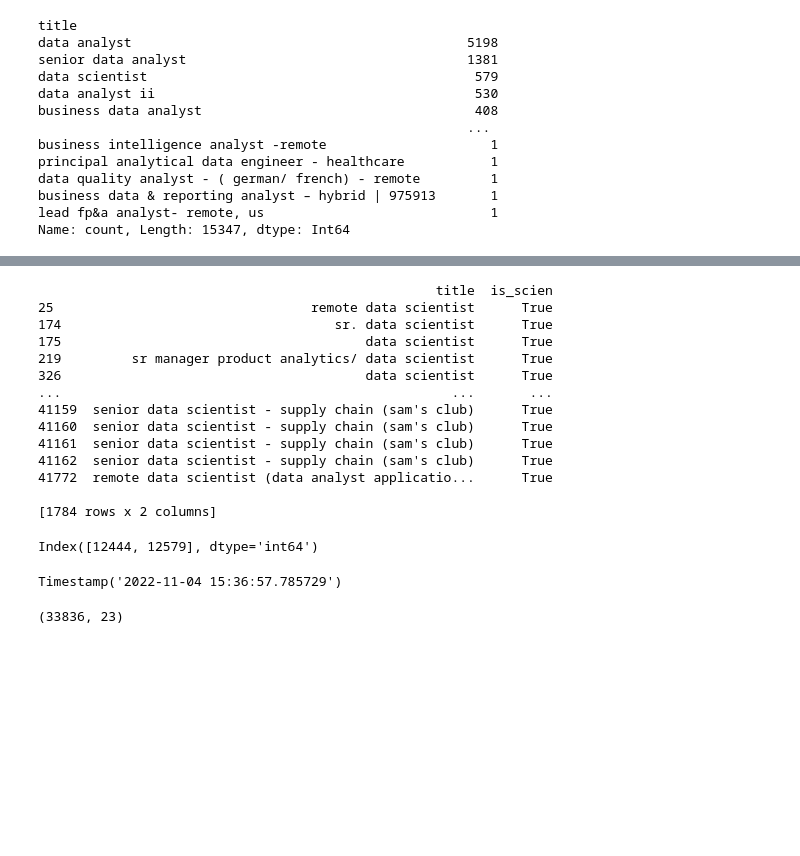
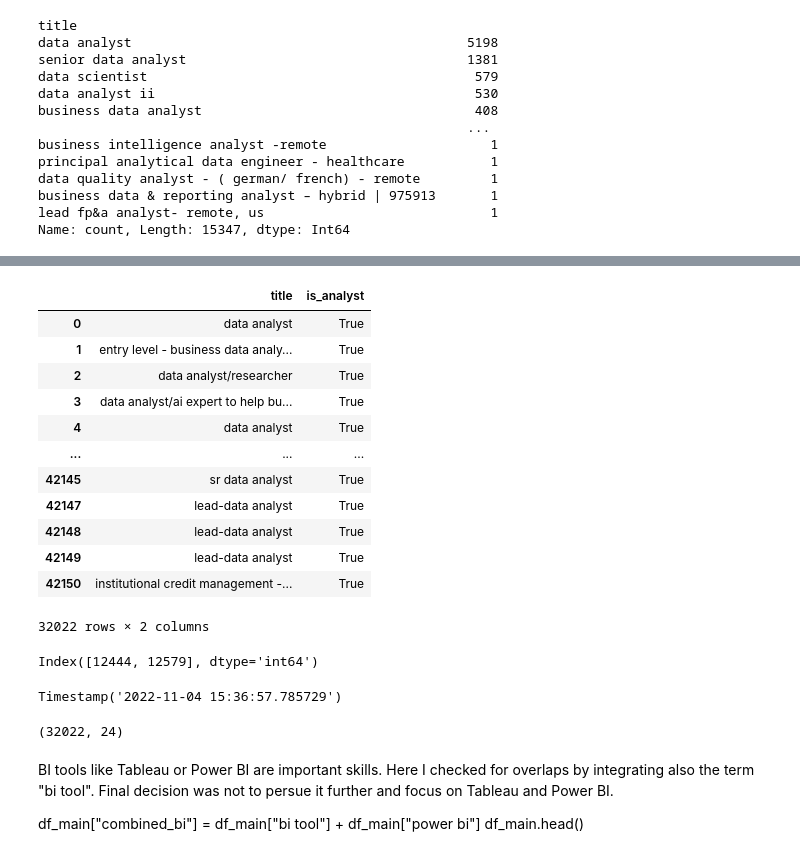
Before and after one commit to KristinaGol/Capstone-Project-DataCVPro, a Jupyter notebook: jobs1.ipynb, the cells around one changed output, grey strips where cells are left out. Drawn from its saved outputs; the diff is of its cells as text; code cells hidden in the pictures; blank space fills up the shorter version.

```diff
--- a/jobs1.ipynb
+++ b/jobs1.ipynb
@@ -66,9 +58,13 @@ memory usage: 6.2+ MB
 # title and description changed back to object type --> "Data Analyst II" is now "data analyst ii"
 df["title"] = df["title"].apply(lambda x: x.lower() if isinstance(x, str) else x)
 df["description"] = df["description"].apply(lambda x: x.lower() if isinstance(x, str) else x)
+
+# SKILLNER package cant  handle back ticks (’), replacing in df.description
+df["description_cleaned"] = df["description"].replace('’', " ")
+
 df["via"] = df["via"].apply(lambda x: x.lower() if isinstance(x, str) else x)
 
-df[["title", "description", "via"]] = df[["title", "description", "via"]].astype("string")
+df[["title", "description","description_cleaned", "via"]] = df[["title", "description","description_cleaned", "via"]].astype("string")
 df.head()
-df.info()
+#df.info()
 # %% [output]
@@ -124,10 +110,10 @@ business data & reporting analyst – hybrid | 975913       1
 lead fp&a analyst- remote, us                             1
 Name: count, Length: 15347, dtype: Int64
 # %%
-# checking how many data analyst and scientists / may still overlap
-df["is_analyst"] = df["title"].str.contains("analyst", case=False) & ~ df["title"].str.contains("business analyst", case=False) # analyst but not business analyst
+# checking how many data analyst and scientists
+# manually adjusting the filter
+df["is_analyst"] = df["title"].str.contains("analyst", case=False) & ~ (df["title"].str.contains("business analyst", case=False) | df["title"].str.contains("bi analyst", case=False)) # analyst but not business analyst
 print(df["is_analyst"].sum())
-# df["check"] = df["title"].str.contains("business analyst", case=False) # 791, correct
 df["is_bi_analyst"] = df["title"].str.contains("business data analyst", case=False)
 print(df["is_bi_analyst"].sum())
 df["is_scien"] = df["title"].str.contains("scient" or "scienc", case=False)
@@ -147,25 +133,24 @@ df.tail()
 # %%
-# checking
-# filtering for df["is_scien"] based on boolean indexing when df[df["is_scien"]] is true
-filtered_df = df[df["is_scien"]]
+# testing the filters
+# filtering for df["is_analyst"] based on boolean indexing when df[df["is_analyst"]] is true
+filtered_df = df[df["is_analyst"]]
 
 # manual inspection
-print(filtered_df[["title", "is_scien"]])
+display(filtered_df[["title", "is_analyst"]])
 # %% [output]
+|  | title | is_analyst |
+| 0 | data analyst | True |
+| 1 | entry level - business data analy... | True |
+| 2 | data analyst/researcher | True |
+| 3 | data analyst/ai expert to help bu... | True |
+| 4 | data analyst | True |
+| ... | ... | ... |
+| 42145 | sr data analyst | True |
+| 42147 | lead-data analyst | True |
+| 42148 | lead-data analyst | True |
+| 42149 | lead-data analyst | True |
+| 42150 | institutional credit management -... | True |
-                                                   title  is_scien
-25                                 remote data scientist      True
-174                                   sr. data scientist      True
-175                                       data scientist      True
-219         sr manager product analytics/ data scientist      True
-326                                       data scientist      True
-...                                                  ...       ...
-41159  senior data scientist - supply chain (sam's club)      True
-41160  senior data scientist - supply chain (sam's club)      True
-41161  senior data scientist - supply chain (sam's club)      True
-41162  senior data scientist - supply chain (sam's club)      True
-41772  remote data scientist (data analyst applicatio...      True
-
-[1784 rows x 2 columns]
+32022 rows × 2 columns
 # %%
 #where jobs are from, glassdoor = 0,
 #FIX ME , there was the word indeed, but doesnt show here
@@ -179,20 +164,20 @@ df["date_time"].loc[12444]
 # %% [output]
 Index([12444, 12579], dtype='int64')
 Timestamp('2022-11-04 15:36:57.785729')
-# %%
-#remove all that is not analyst or science
-#df_cleaned = df[(df["is_analyst"] == True) | (df["is_scien"] == True) &  ((df["is_analyst"] == True) & (df["is_scien"] == True))] # sanity check
-df_cleaned = df[(df["is_analyst"] == True) | (df["is_scien"] == True)]
-# df_cleaned7 = df[(df["is_analyst"] == True) & ~ (df["is_scien"] == True) & ~ (df["is_analyst"] == True) & (df["is_scien"] == True)]
-# df_cleaned2 = df[(df["is_analyst"] == True)]
-# df_cleaned3 = df[(df["is_scien"] == True)]
-
-print(df_cleaned.shape)
-# print(df_cleaned7.shape)
-# print(df_cleaned2.shape)
-# print(df_cleaned3.shape)
-df_main = df_cleaned.copy()
-# %% [output]
-(33836, 23)
+# %%
+# FINAL FILTER, create df_cleaned, finally create df_main
+# Decision to integrate every title that is analyst but not business analyst or bi analyst which still can overlap with some other titles that are also in the same title description
+df_cleaned = df[(df["is_analyst"] == True)]
+
+print(df_cleaned.shape)
+
+df_main = df_cleaned.copy()
+# %% [output]
+(32022, 24)
+# %% [markdown]
+BI tools like Tableau or Power BI are important skills. Here I checked for overlaps by integrating also the term "bi tool". Final decision was not to persue it further and focus on Tableau and Power BI.
+
+df_main["combined_bi"] = df_main["bi tool"] +  df_main["power bi"]
+df_main.head()
 # %%
 #starting tokenization
```
Also changed, not shown: parts of 52 cells of this notebook, 6 other files.
